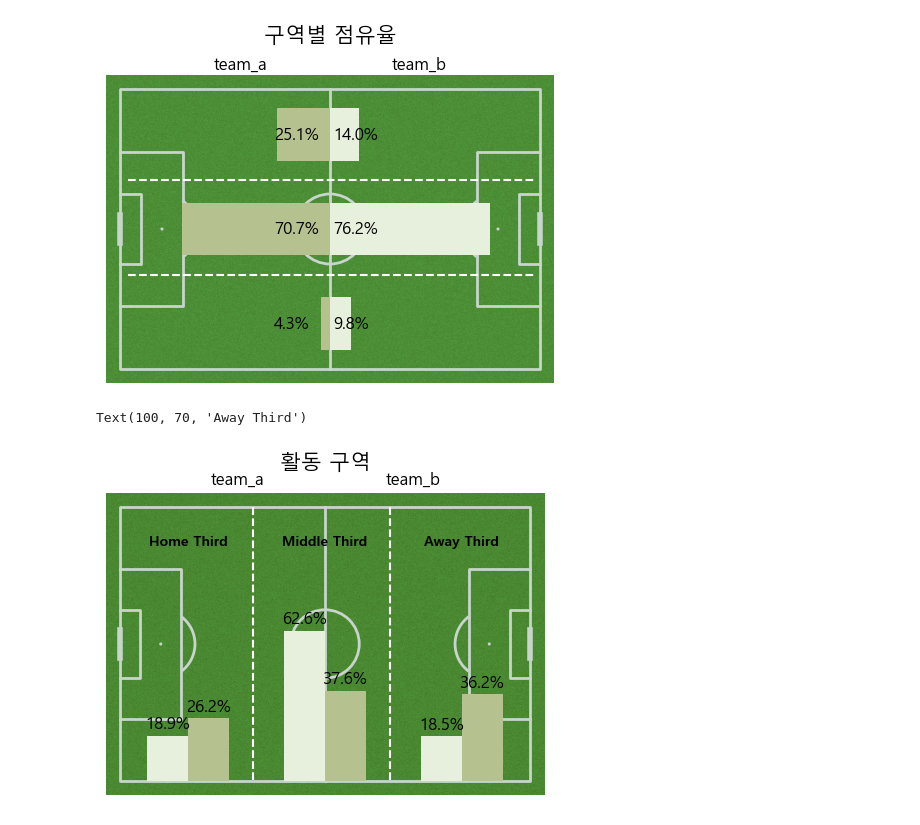
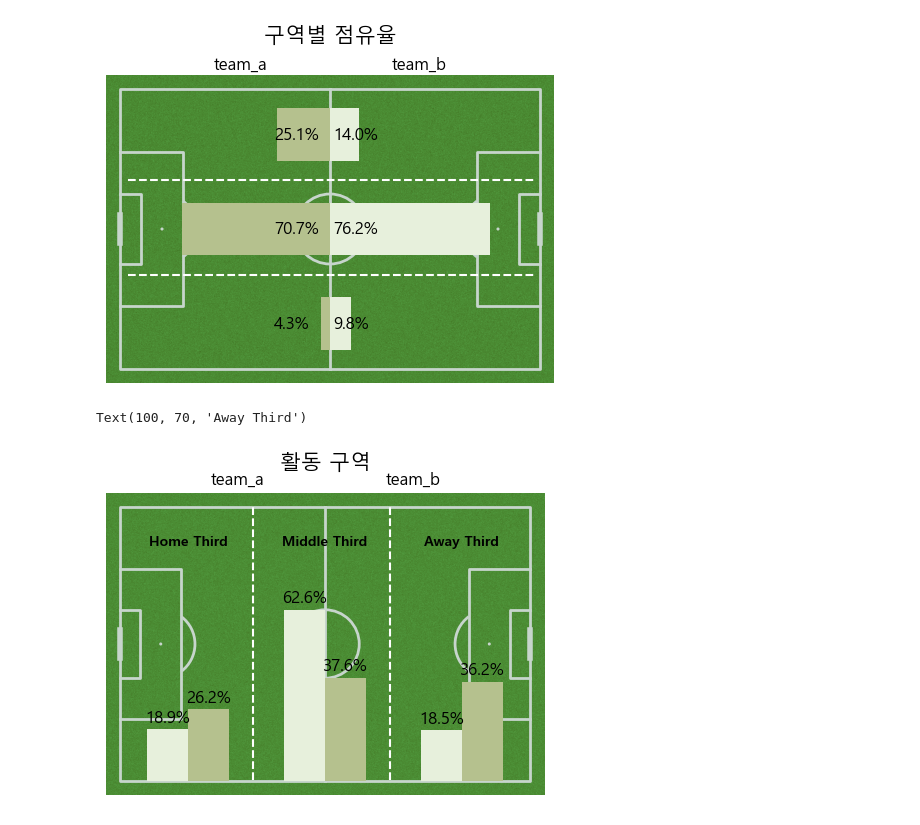
Before and after one commit to Kshi0219/adios-video, a Jupyter notebook: Kyungran/possession copy.ipynb, the cells around one changed output. Cells and saved outputs as stored; diff of their text form; code cells hidden in the pictures.

```diff
--- a/Kyungran/possession copy.ipynb
+++ b/Kyungran/possession copy.ipynb
@@ -244,7 +214,7 @@ ax.set_ylim(-5, 85)
 
 # 막대 너비 및 최대 길이 설정
 bar_width = 12
-max_length = 70  # 막대 최대 길이 설정
+max_length = 80  # 막대 최대 길이 설정
 bar_spacing = 40  # 막대 간격 축소
 base_line = 20  # 기준선 설정 (축구장의 하단에 맞추기 위해 Y 좌표를 사용)
 
@@ -253,31 +223,31 @@ for idx, (region, value) in enumerate(team_a_distribution_x.items()):
     if value > 0 or region in ['Deffensive', 'Offensive Side', 'Middle']:
         x_start = base_line + (idx * bar_spacing)  # 막대 시작 위치 x 좌표
         length = (value / 100) * max_length  # 막대 길이 설정
         ax.bar(x_start - bar_width, length, width=bar_width, bottom=0, color='#E7F0DC', align='edge')  # 막대 그리기
         ax.text(x_start - bar_width / 2, length + 1, f'{value:.1f}%', color='black', ha='center', va='bottom', fontsize=12)  # 비율 텍스트
         if idx < len(team_a_distribution_x) -1:
             ax.axvline(x=x_start + bar_width + 7, color='white', linestyle='--', ymin=0.06, ymax=0.95)
 
 # 팀 B 막대 그래프 그리기
 for idx, (region, value) in enumerate(team_b_distribution_x.items()):
     if value > 0:
         x_start = base_line + (idx * bar_spacing)  # 막대 시작 위치 x 좌표
         length = (value / 100) * max_length  # 막대 길이 설정
         ax.bar(x_start, length, width=bar_width, bottom=0, color='#B5C18E', align='edge')  # 막대 그리기
         ax.text(x_start + bar_width / 2, length + 1, f'{value:.1f}%', color='black', ha='center', va='bottom', fontsize=12)  # 비율 텍스트
 
 
 # subplot 제목 추가
 ax.set_title('활동 구역', fontsize=15, color='black', pad=15)
 
 # 팀 텍스트 추가
 ax.text(0.3, 1.02, 'team_a', transform=ax.transAxes, fontsize=12, ha='center')
 ax.text(0.7, 1.02, 'team_b', transform=ax.transAxes, fontsize=12, ha='center')
 
 # 활동 구역 텍스트 추가
 ax.text(20, 70, "Home Third", ha='center', va='center', fontsize=10, color='black', weight='bold')
 ax.text(60, 70, "Middle Third", ha='center', va='center', fontsize=10, color='black', weight='bold')
 ax.text(100, 70, "Away Third", ha='center', va='center', fontsize=10, color='black', weight='bold')
 # %% [output]
 Text(100, 70, 'Away Third')
-[figure, old version]
+[figure, new version]
```
Also changed, not shown: parts of 6 cells of this notebook, 2 other files.
